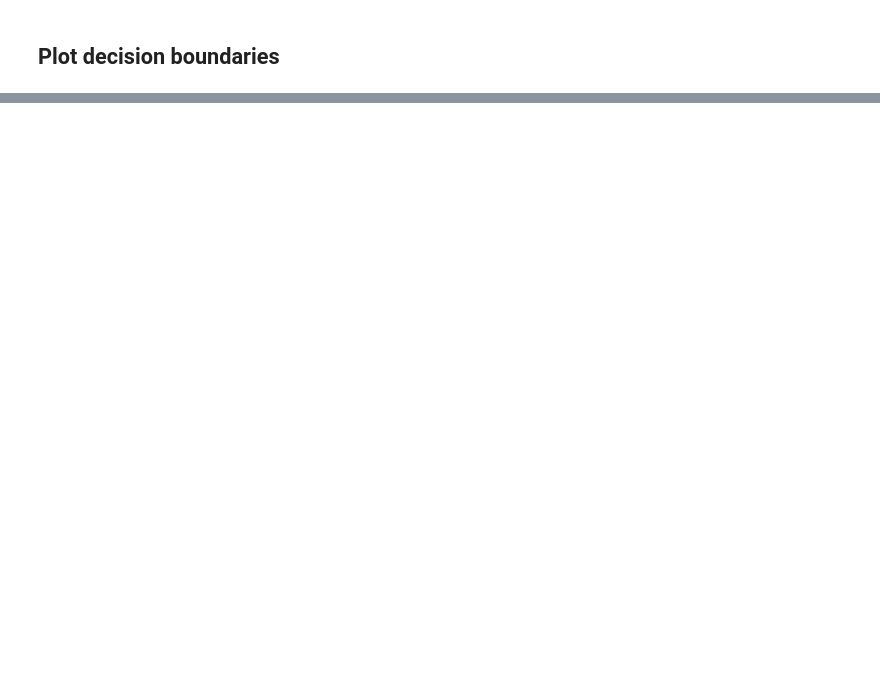
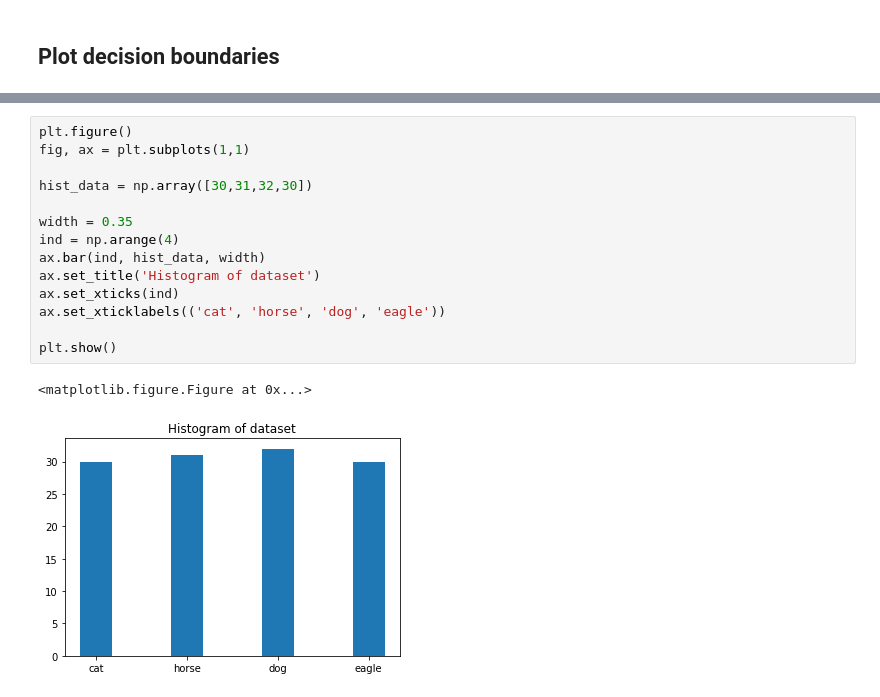
Before and after one commit to eldarial/code_session, a Jupyter notebook: plot_iris.ipynb, the cells around one changed output, grey strips where cells are left out. Drawn from its saved outputs; the diff is of its cells as text; blank space fills up the shorter version.

```diff
--- a/plot_iris.ipynb
+++ b/plot_iris.ipynb
@@ -211,0 +236,17 @@ Radial Kernel accuracy:  0.866666666667
+# %%
+plt.figure()
+fig, ax = plt.subplots(1,1)
+
+hist_data = np.array([30,31,32,30])
+
+width = 0.35
+ind = np.arange(4)
+ax.bar(ind, hist_data, width)
+ax.set_title('Histogram of dataset')
+ax.set_xticks(ind)
+ax.set_xticklabels(('cat', 'horse', 'dog', 'eagle'))
+
+plt.show()
+# %% [output]
+<matplotlib.figure.Figure at 0x...>
+[figure, added]
```
Also changed, not shown: parts of 9 cells of this notebook.
